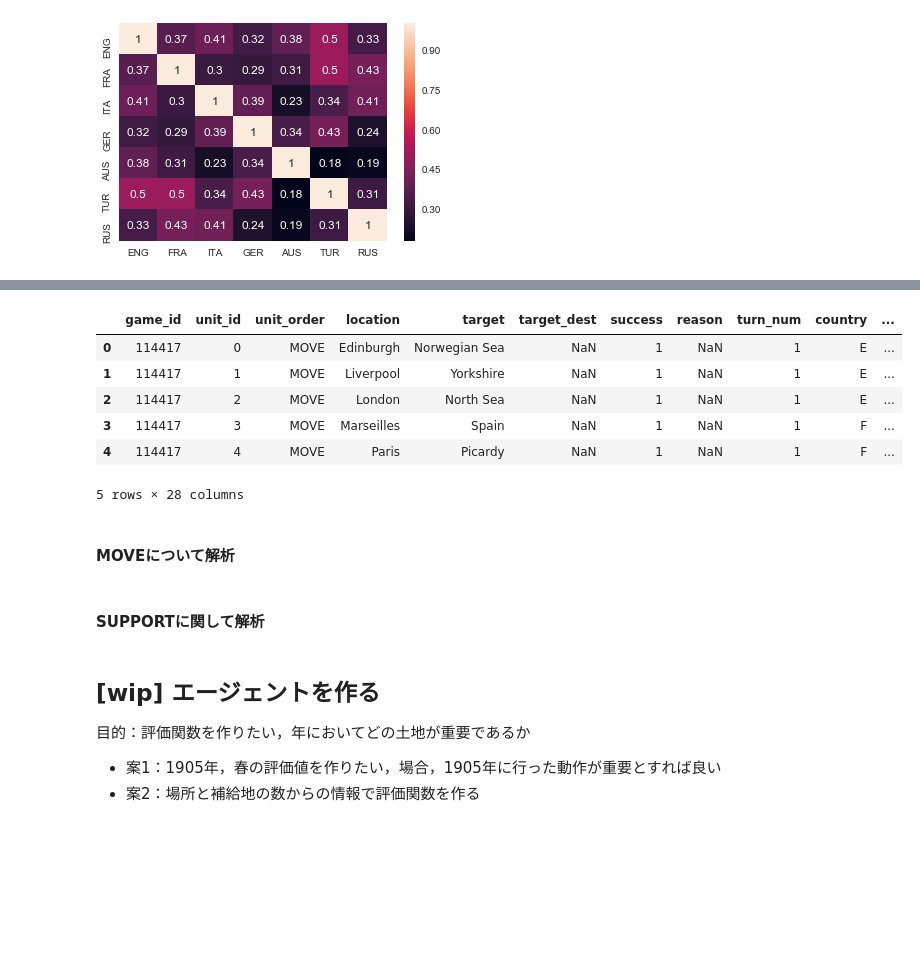
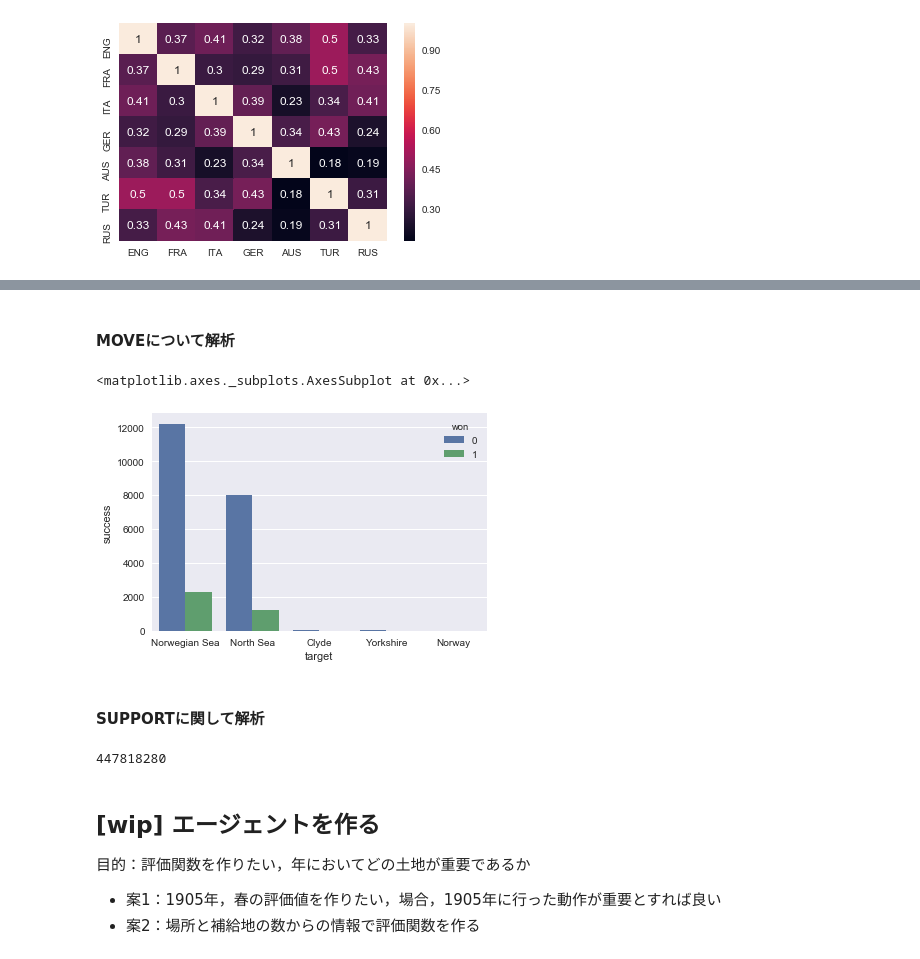
Before and after one commit to sorashido/DiplomacyPredict, a Jupyter notebook: src/v2.ipynb, the cells around one changed output, grey strips where cells are left out. Cells and saved outputs as stored; diff of their text form; code cells hidden in the pictures; blank space fills up the shorter version.

```diff
--- a/src/v2.ipynb
+++ b/src/v2.ipynb
@@ -104,12 +104,3 @@ sns.heatmap(correlation_matrix, annot=True)
 dataset = pd.merge(orders, units, on=['game_id', 'unit_id'])
 dataset = pd.merge(dataset, players, on=['game_id', 'country'])
 dataset = pd.merge(dataset, turns, on=['game_id', 'turn_num'])
-dataset.head()
-# %% [output]
-|  | game_id | unit_id | unit_order | location | target | target_dest | success | reason | turn_num | country | ... |
-| 0 | 114417 | 0 | MOVE | Edinburgh | Norwegian Sea | NaN | 1 | NaN | 1 | E | ... |
-| 1 | 114417 | 1 | MOVE | Liverpool | Yorkshire | NaN | 1 | NaN | 1 | E | ... |
-| 2 | 114417 | 2 | MOVE | London | North Sea | NaN | 1 | NaN | 1 | E | ... |
-| 3 | 114417 | 3 | MOVE | Marseilles | Spain | NaN | 1 | NaN | 1 | F | ... |
-| 4 | 114417 | 4 | MOVE | Paris | Picardy | NaN | 1 | NaN | 1 | F | ... |
-5 rows × 28 columns
@@ -120,10 +108,21 @@ dataset.to_csv("dataset.csv")
 #### MOVEについて解析
 # %%
 # Edinburghからの移動先
-data = dataset[(dataset["turn_num"]==1) & (dataset["success"]==1) & (dataset["location"]=="Edinburgh") & (dataset["unit_order"]=="MOVE")]
+data = dataset[(dataset["year"]==1901)
+               & (dataset["season"]=="Spring")
+               & (dataset["success"]==1)
+               & (dataset["location"]=="Edinburgh")
+               & (dataset["unit_order"]=="MOVE")]
 sns.barplot(x="target", y="success", data = data, hue="won", estimator=sum)
+# %% [output]
+<matplotlib.axes._subplots.AxesSubplot at 0x...>
+[figure, added]
 # %% [markdown]
 #### SUPPORTに関して解析
+# %%
+dataset.size
+# %% [output]
+447818280
 # %% [markdown]
 ## [wip] エージェントを作る
 目的：評価関数を作りたい，年においてどの土地が重要であるか
```
Also changed, not shown: parts of 12 cells of this notebook.
